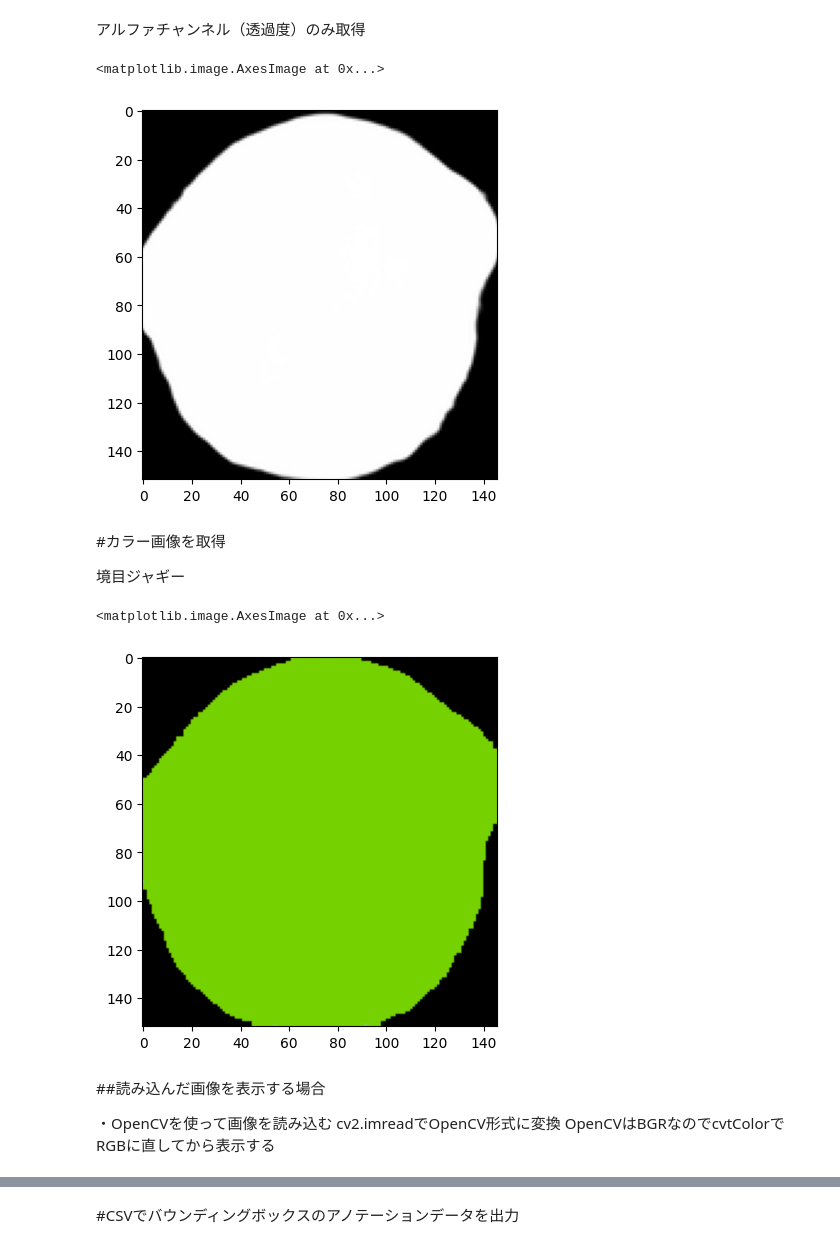
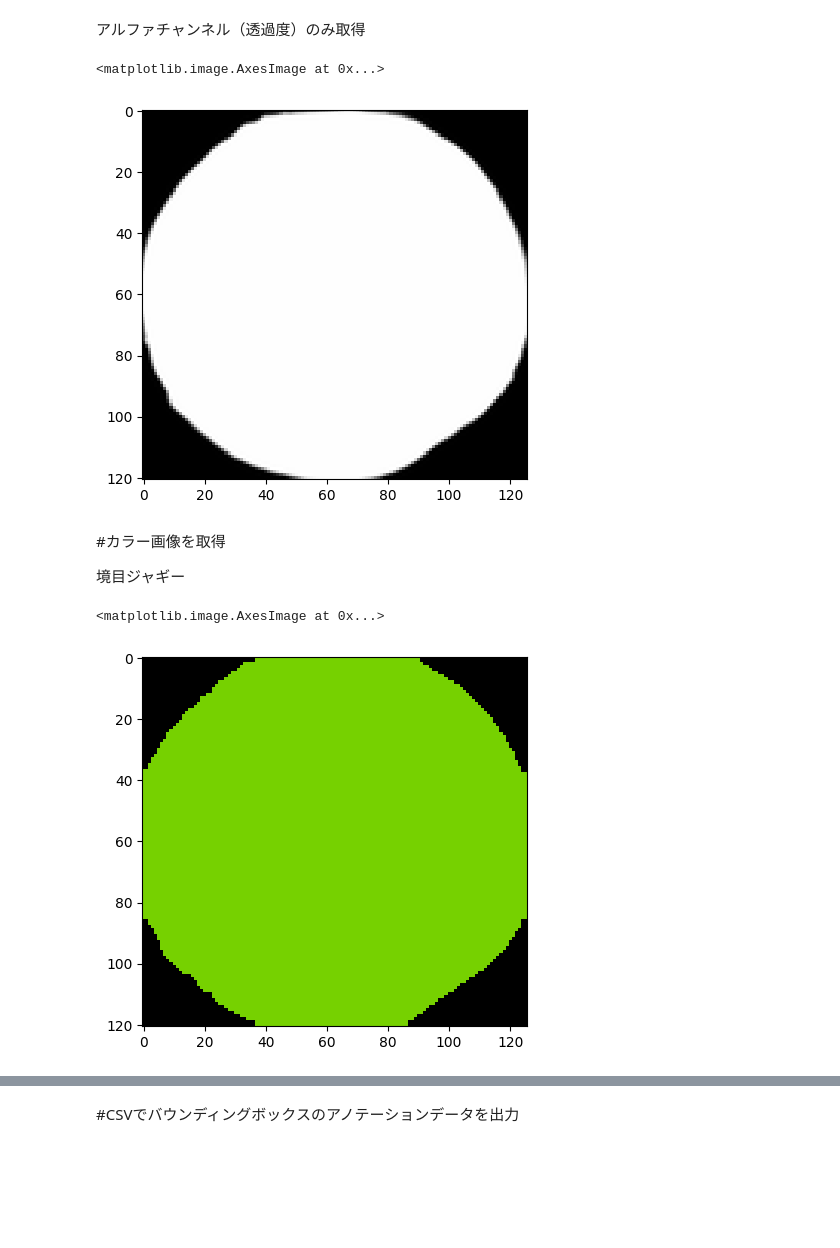
Before and after one commit to 1900690/image-movie-editing, a Jupyter notebook: セグメンテーションマスク作成.ipynb, the cells around one changed output, grey strips where cells are left out. Cells and saved outputs as stored; diff of their text form; code cells hidden in the pictures; blank space fills up the shorter version.

```diff
--- a/セグメンテーションマスク作成.ipynb
+++ b/セグメンテーションマスク作成.ipynb
@@ -34,7 +34,7 @@ file_extensions = ['jpg','png']
 file_extensions
 
 #読み取りたいディレクトリパスを入れる
-read_path = 'bud'#★読み取るフォルダネームに合わせて変更
+read_path = os.path.splitext(os.path.basename(file_name))[0]#★読み取るフォルダネームに合わせて変更
 read_files = os.listdir(read_path)
 
 #拡張子リストを取得するフォー文を追加する。
@@ -95,7 +95,7 @@ src = cv2.cvtColor(image_name, cv2.COLOR_BGR2RGB)
 plt.imshow(src)
 # %% [output]
 <matplotlib.image.AxesImage at 0x...>
-[figure, old version]
+[figure, new version]
 # %% [markdown]
 #カラー画像を取得
 
@@ -104,7 +104,9 @@ plt.imshow(src)
 import cv2
 from matplotlib import pyplot as plt
 import glob
+import numpy as np
 
+#★塊ごとに色を当てはめる。塊が分かれると色が分かれるので注意、色はfastlabelに合わせる
 color_list = [(118,209,0),(118,209,0),(118,209,0),(118,209,0),(118,209,0)]
 
 
@@ -112,42 +114,38 @@ color_list = [(118,209,0),(118,209,0),(118,209,0),(118,209,0),(118,209,0)]
 LOAD_FOLDA = 'mask'
 LOAD_NAME = os.listdir(LOAD_FOLDA)
 
 
 #colerを作成
 SAVE_NAME = 'coler'
 if not os.path.exists('./' +SAVE_NAME):
     os.mkdir('./' +SAVE_NAME)
 
 #coler画像を作るためのfor文
 for file_name in LOAD_NAME:
   im = cv2.imread('/content/'+LOAD_FOLDA+'/'+file_name,flags=cv2.IMREAD_GRAYSCALE)
   contours, hierarchy = cv2.findContours(im,cv2.RETR_EXTERNAL,cv2.CHAIN_APPROX_SIMPLE)
 
   img2 = cv2.cvtColor(im, cv2.COLOR_GRAY2BGR)
   for i in range(len(contours)):
       cnt = contours[i]
       img2 = cv2.drawContours(img2, [cnt], 0, color_list[i], -1)
-      #ｽﾑｰｼﾝｸﾞ処理
+      #収縮の後に膨張させてノイズを消す
       kernel = np.ones((3,3),np.uint8)
       img2 = cv2.morphologyEx(img2, cv2.MORPH_CLOSE, kernel)
   arfa_image = cv2.cvtColor(img2, cv2.COLOR_BGR2RGB)
   cv2.imwrite('/content/'+SAVE_NAME+'/'+file_name, arfa_image)# 画像ファイルとして保存
 
 #カラーコードをHEX形式でtxtに出力
-fname = '/content/'+SAVE_NAME+'/'+'coler_code.txt'
-f = open(fname,'w')
-for i in color_list:
-  html_color='#%02X%02X%02X' % i+"\n"
-  f.write(html_color)
-f.close()
+#fname = '/content/'+SAVE_NAME+'/'+'coler_code.txt'
+#f = open(fname,'w')
+#for i in color_list:
+#  html_color='#%02X%02X%02X' % i+"\n"
+#  f.write(html_color)
+#f.close()
 
 im = cv2.imread('/content/'+SAVE_NAME+'/'+file_name)
 src = cv2.cvtColor(im, cv2.COLOR_BGR2RGB)
 plt.imshow(src)
 # %% [output]
 <matplotlib.image.AxesImage at 0x...>
-[figure, old version]
+[figure, new version]
-# %% [markdown]
-##読み込んだ画像を表示する場合
-
-・OpenCVを使って画像を読み込む cv2.imreadでOpenCV形式に変換 OpenCVはBGRなのでcvtColorでRGBに直してから表示する
```
Also changed, not shown: parts of 6 cells of this notebook.
